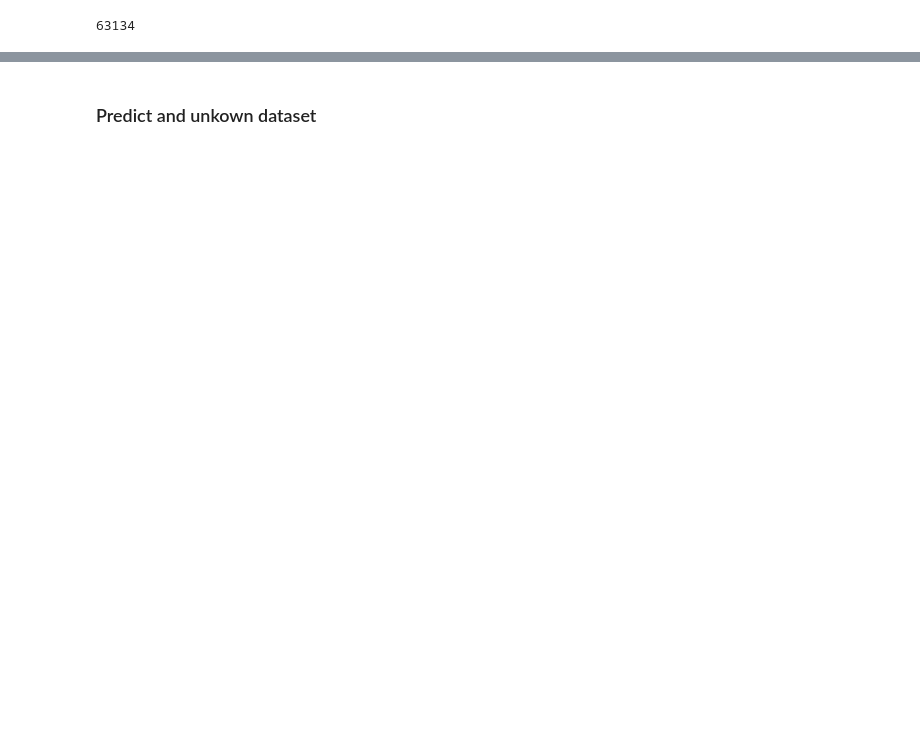
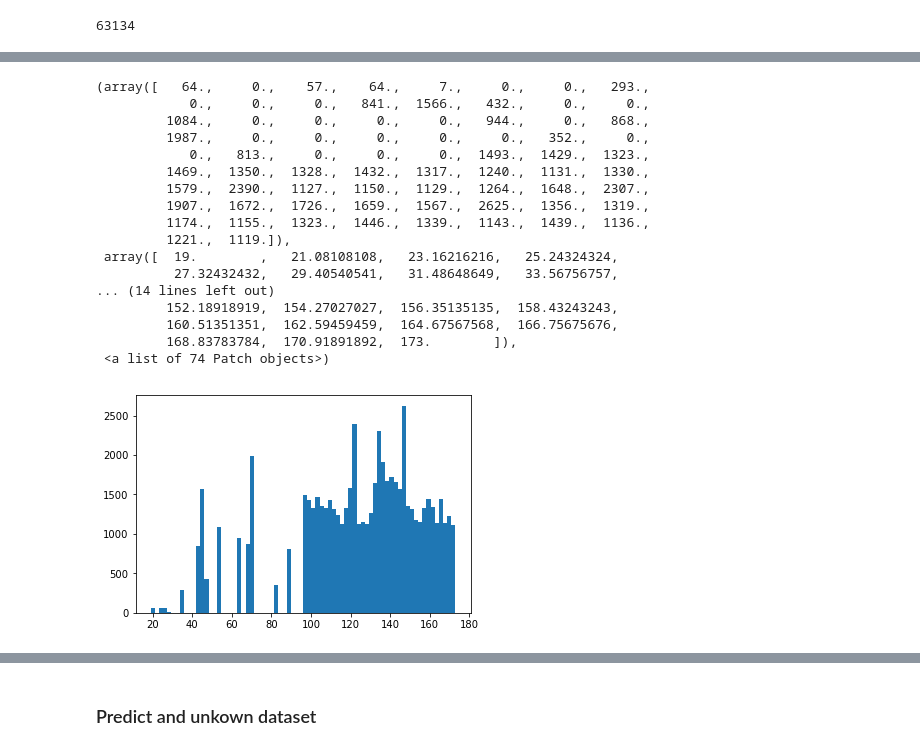
Before and after one commit to julcsii/wifi-localization, a Jupyter notebook: Data Science Task .ipynb, the cells around one changed output, grey strips where cells are left out. Cells and saved outputs as stored; diff of their text form; code cells hidden in the pictures; blank space fills up the shorter version.

```diff
--- a/Data Science Task .ipynb
+++ b/Data Science Task .ipynb
@@ -118,0 +135,24 @@ log10(x_train.shape[0])
+# %%
+#  number of unique zones, distribution of classes
+z = np.unique(y)
+#visualization: histogram of zone_id
+plt.hist(y, bins='auto')
+# %% [output]
+(array([   64.,     0.,    57.,    64.,     7.,     0.,     0.,   293.,
+            0.,     0.,     0.,   841.,  1566.,   432.,     0.,     0.,
+         1084.,     0.,     0.,     0.,     0.,   944.,     0.,   868.,
+         1987.,     0.,     0.,     0.,     0.,     0.,   352.,     0.,
+            0.,   813.,     0.,     0.,     0.,  1493.,  1429.,  1323.,
+         1469.,  1350.,  1328.,  1432.,  1317.,  1240.,  1131.,  1330.,
+         1579.,  2390.,  1127.,  1150.,  1129.,  1264.,  1648.,  2307.,
+         1907.,  1672.,  1726.,  1659.,  1567.,  2625.,  1356.,  1319.,
+         1174.,  1155.,  1323.,  1446.,  1339.,  1143.,  1439.,  1136.,
+         1221.,  1119.]),
+ array([  19.        ,   21.08108108,   23.16216216,   25.24324324,
+          27.32432432,   29.40540541,   31.48648649,   33.56756757,
+... (14 lines left out)
+         152.18918919,  154.27027027,  156.35135135,  158.43243243,
+         160.51351351,  162.59459459,  164.67567568,  166.75675676,
+         168.83783784,  170.91891892,  173.        ]),
+ <a list of 74 Patch objects>)
+[figure, added]
```
Also changed, not shown: parts of 25 cells of this notebook, 1 other file.
